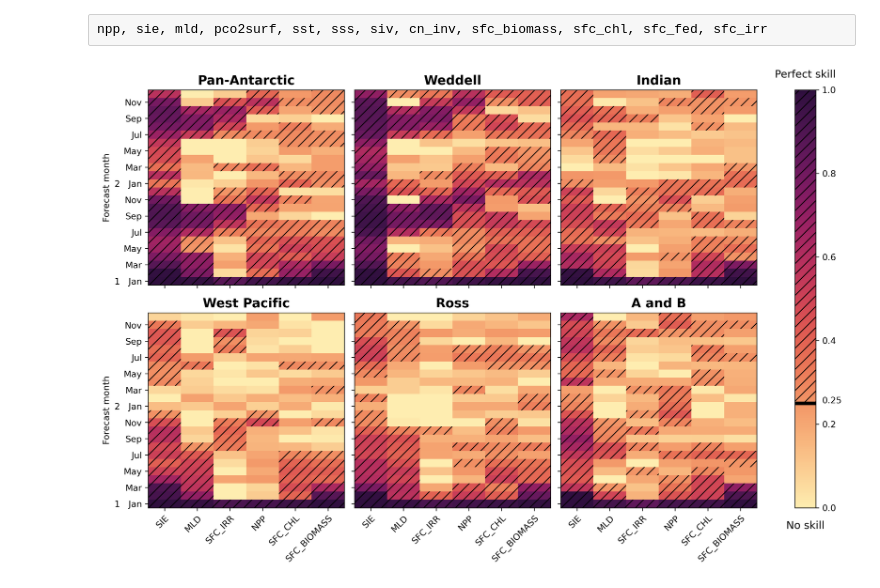
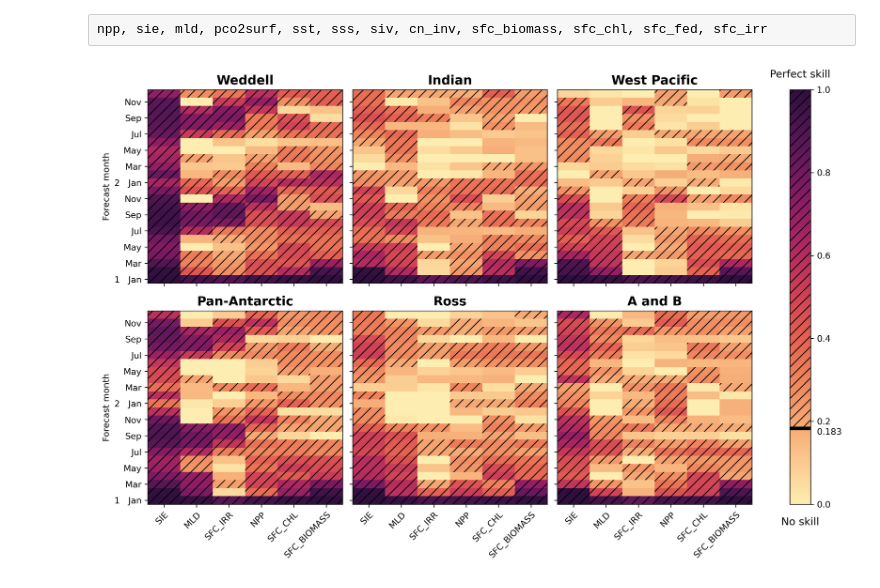
Before and after one commit to bbuchovecky/hmei, a Jupyter notebook: notebooks/ppp_comps.ipynb, the cells around one changed output. Drawn from its saved outputs; the diff is of its cells as text; code cells hidden in the pictures.

```diff
--- a/notebooks/ppp_comps.ipynb
+++ b/notebooks/ppp_comps.ipynb
@@ -752,7 +743,7 @@ def format_ppp_axes(
         ax.set_xticklabels((abbrv_month_names*2)[slice(0,25,month_tick_spacing)])
 
         if set_xlabel:
-            ax.set_xlabel('Lead time (month)')
+            ax.set_xlabel('Forecast month')
 
     if set_ylabel:
         ax.set_ylabel('PPP')
@@ -1229,7 +1220,7 @@ def plot_ppp(
 
     if type(var) == str and type(reg) == str:
         if reg.lower() == 'global':
-            title = 'Global - '+var_lu_names[var.lower()]+' - PPP'+subset_title
+            title = 'Global - '+var_lu_names[var.lower()]+subset_title
             ppp = open_ppp(var, 'global', timescale, ens_type=ens_type)
             reg = 'Global'
 
@@ -1246,7 +1237,7 @@ def plot_ppp(
             r = 'Global'
 
         if reg.lower() != 'global':
-            title = reg_names[reg]+' - PPP'+subset_title
+            title = reg_names[reg]+subset_title
             r = 'so'
 
         for v in var:
@@ -1261,12 +1252,12 @@ def plot_ppp(
         for r in reg:
             ax.plot(ppp['nT'], ppp[r], color=reg_colors[r], label=reg_names[r])
 
-        title = var_lu_names[var]+' - PPP'+subset_title
+        title = var_lu_names[var]+subset_title
 
         ax = format_ppp_axes(ax, timescale=timescale, **kwargs)
 
     ax.set_ylabel('PPP')
-    ax.set_title(title)
+    ax.set_title(title, fontweight='bold')
 
     ## set up legend
     leg = ax.legend(bbox_to_anchor=bbox_to_anchor);
@@ -1489,7 +1487,9 @@ def ppp_var_heatmap(
     var_ll_names = plotting_dicts['var_ll_names']
     abbrv_month_names = plotting_dicts['abbrv_month_names']
 
-    regions = ['SouthernOcean', 'Weddell', 'Indian', 'WestPacific', 'Ross', 'AmundBell']
+#     regions = ['SouthernOcean', 'Weddell', 'Indian', 'WestPacific', 'Ross', 'AmundBell']
+    regions = ['Weddell', 'Indian', 'WestPacific', 'SouthernOcean', 'Ross', 'AmundBell']
+
     variable_names = []
 
     if reg.lower() == 'all':
@@ -1537,8 +1537,9 @@ def ppp_var_heatmap(
 
         cb = fig.colorbar(im, ax=ax.ravel().tolist())
         cb.ax.plot([-0.1,1.1], [threshold,threshold], color='k', linewidth=4)
+        cb.ax.plot([-0.1,1.1], [0.183,0.183], color='k', ls='-.', linewidth=1)
         cb.ax.fill_between([-0.1,1.1], [1.0,1.0], [threshold,threshold], hatch=hatch, alpha=0)
-        cb.ax.text(1.3, threshold, str(threshold))
+        cb.ax.text(1.3, threshold-0.015, str(threshold))
 
         cb.ax.text(0.5, vmin-0.05, 'No skill', ha='center', fontsize='large')
         cb.ax.text(0.5, 1.0+0.03, 'Perfect skill', ha='center', fontsize='large')
@@ -1597,6 +1598,6 @@ npp, sie, mld, pco2surf, sst, sss, siv, cn_inv, sfc_biomass, sfc_chl, sfc_fed, s
 # %%
 variables = ['sie', 'mld', 'sfc_irr', 'npp', 'sfc_chl', 'sfc_biomass']
 
-ppp_var_heatmap(variables, 'all', num_months=24, figsize=(13,8), vmin=0, threshold=0.25);
+ppp_var_heatmap(variables, 'all', num_months=24, figsize=(13,8), vmin=0, threshold=0.183);
 # %% [output]
-[figure, old version]
+[figure, new version]
```
Also changed, not shown: parts of 6 cells of this notebook, 3 other files.
